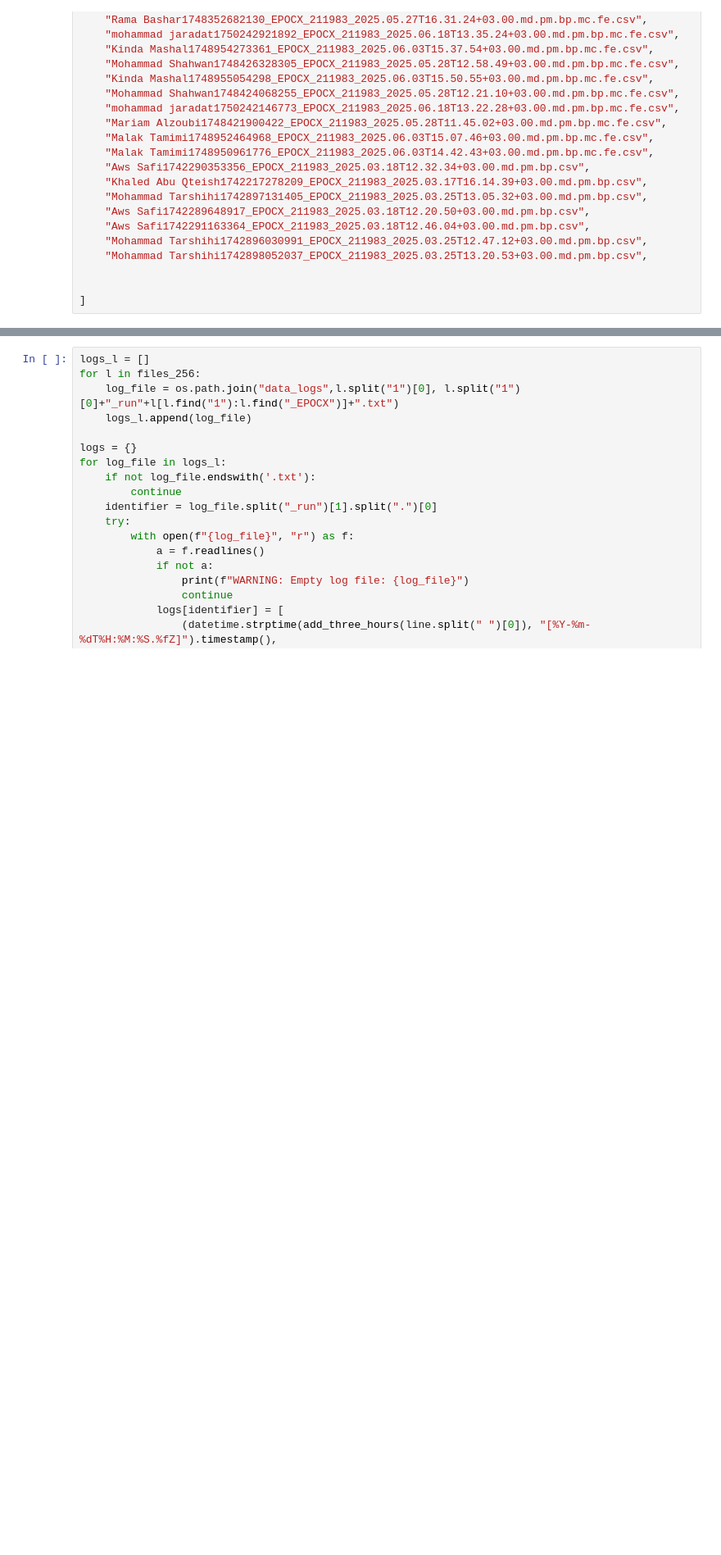
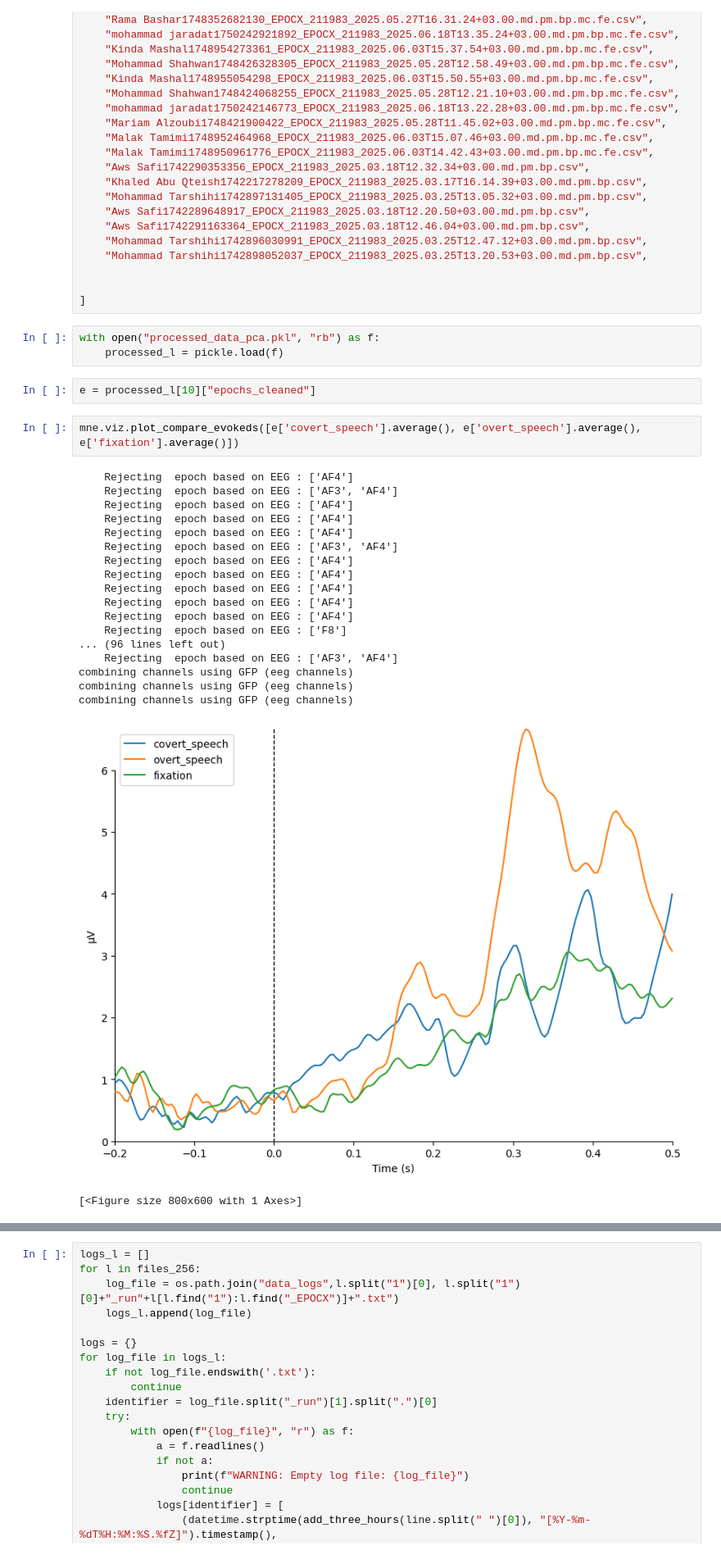
Before and after one commit to nasseralbess/imagined-speech, a Jupyter notebook: simpler.ipynb, the cells around one changed output, grey strips where cells are left out. Shown at 82% size. Cells and saved outputs as stored; diff of their text form; blank space fills up the shorter version.

```diff
--- a/simpler.ipynb
+++ b/simpler.ipynb
@@ -87,3 +87,30 @@ files_256 = [
 
 
 ]
+# %%
+with open("processed_data_pca.pkl", "rb") as f:
+    processed_l = pickle.load(f)
+# %%
+e = processed_l[10]["epochs_cleaned"]
+# %%
+mne.viz.plot_compare_evokeds([e['covert_speech'].average(), e['overt_speech'].average(), e['fixation'].average()])
+# %% [output]
+    Rejecting  epoch based on EEG : ['AF4']
+    Rejecting  epoch based on EEG : ['AF3', 'AF4']
+    Rejecting  epoch based on EEG : ['AF4']
+    Rejecting  epoch based on EEG : ['AF4']
+    Rejecting  epoch based on EEG : ['AF4']
+    Rejecting  epoch based on EEG : ['AF3', 'AF4']
+    Rejecting  epoch based on EEG : ['AF4']
+    Rejecting  epoch based on EEG : ['AF4']
+    Rejecting  epoch based on EEG : ['AF4']
+    Rejecting  epoch based on EEG : ['AF4']
+    Rejecting  epoch based on EEG : ['AF4']
+    Rejecting  epoch based on EEG : ['F8']
+... (96 lines left out)
+    Rejecting  epoch based on EEG : ['AF3', 'AF4']
+combining channels using GFP (eeg channels)
+combining channels using GFP (eeg channels)
+combining channels using GFP (eeg channels)
+[figure, added]
+[<Figure size 800x600 with 1 Axes>]
```
Also changed, not shown: parts of 38 cells of this notebook, 13 other files.
